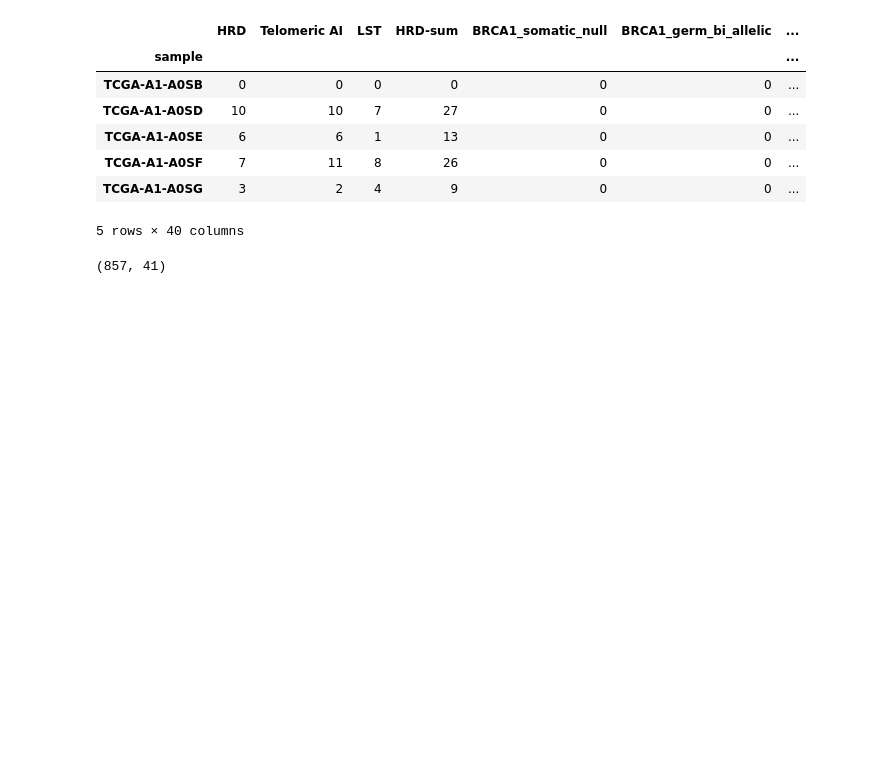
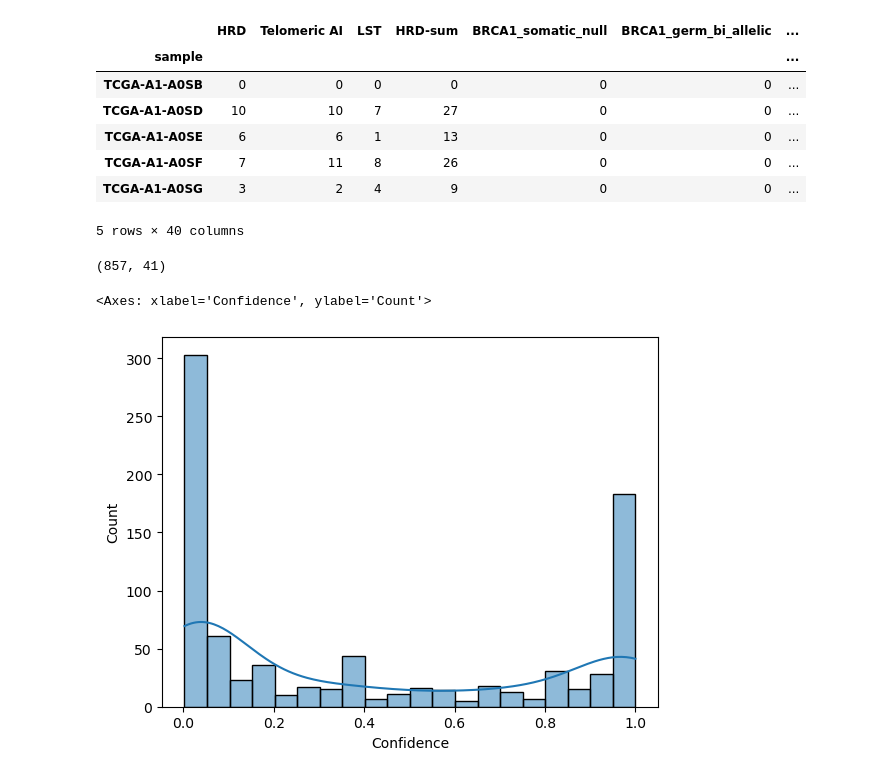
Before and after one commit to l1joseph/Multiscale_HRD_Classifier, a Jupyter notebook: prelim_analysis/prelim_model/soft_label.ipynb, the cells around one changed output. Drawn from its saved outputs; the diff is of its cells as text; code cells hidden in the pictures; blank space fills up the shorter version.

```diff
--- a/prelim_analysis/prelim_model/soft_label.ipynb
+++ b/prelim_analysis/prelim_model/soft_label.ipynb
@@ -187,7 +188,7 @@ def sigmoid_confidence(h):
 
 # Apply the transformation to create the 'Confidence' column
 df['Confidence'] = df['HRD-sum'].apply(lambda x:sigmoid_confidence(x))
-
+df['Confidence'] = df['Confidence'].astype(float)
 # Display the result
 print(df.shape)
 df.to_csv('/Users/leojo/Developer/alexandrov_sd_proj/Multiscale_HRD_Classifier/prelim_analysis/data/soft_label.tsv', sep='\t', index=True)
@@ -195,3 +196,8 @@ df.to_csv('/Users/leojo/Developer/alexandrov_sd_proj/Multiscale_HRD_Classifier/p
 (857, 41)
 # %%
 px.scatter(df, x = 'HRD-sum', y = 'Confidence')
+# %%
+sns.histplot(df['Confidence'], bins=20, kde=True)
+# %% [output]
+<Axes: xlabel='Confidence', ylabel='Count'>
+[figure, added]
```
Also changed, not shown: parts of 9 cells of this notebook, 2 other files.
